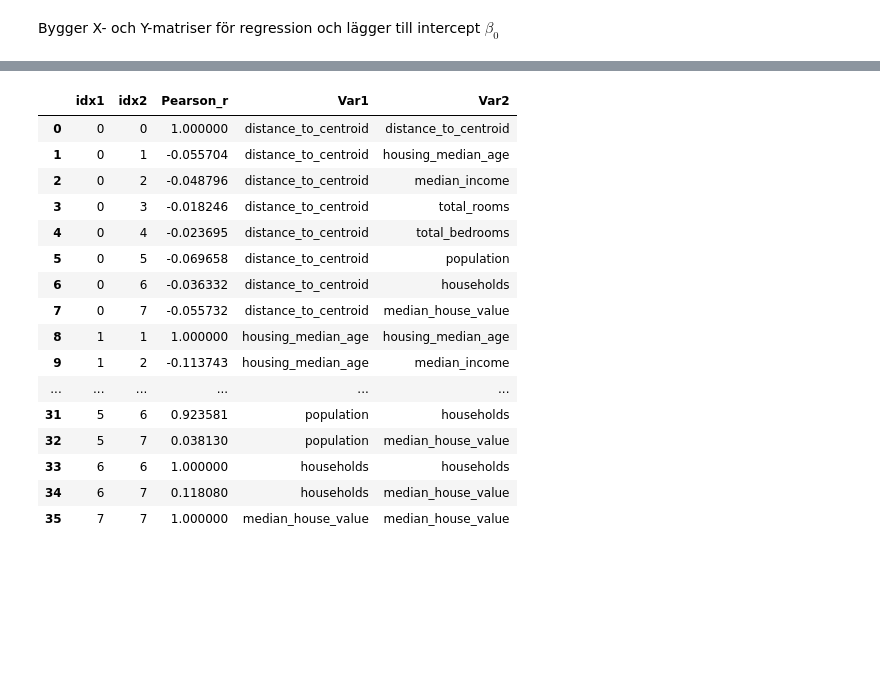
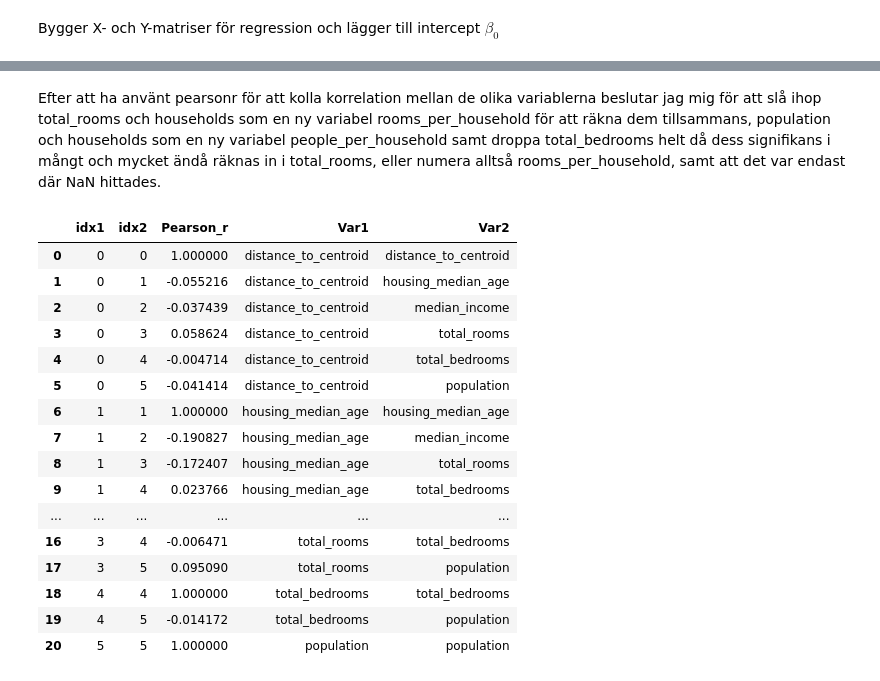
Before and after one commit to LordSven/Statistiska-metoder-NIKLAS-HAMFELDT, a Jupyter notebook: Labb_1/Labb_1.ipynb, the cells around one changed output, grey strips where cells are left out. Saved outputs shown, nothing was run; the diff lists cells and outputs as text; code cells hidden in the pictures; blank space fills up the shorter version.

```diff
--- a/Labb_1/Labb_1.ipynb
+++ b/Labb_1/Labb_1.ipynb
@@ -97,7 +250,6 @@ aggregated
 # %% [markdown]
 Bygger X- och Y-matriser för regression och lägger till intercept $\beta_0$
 # %%
-
-X, Y = build_X_Y(aggregated, X_cols)
+X, Y = build_X_Y(aggregated, feat_cols)
 n = X.shape[0]
 d = X.shape[1] - 1
@@ -205,49 +357,77 @@ Koef 11 (ocean_proximity_NEAR OCEAN): 18194.072 — 25572.081
+# %% [markdown]
+Efter att ha använt pearsonr för att kolla korrelation mellan de olika variablerna beslutar jag mig för att slå ihop total_rooms och households som en ny variabel rooms_per_household för att räkna dem tillsammans, population och households som en ny variabel people_per_household samt droppa total_bedrooms helt då dess signifikans i mångt och mycket ändå räknas in i total_rooms, eller numera alltså rooms_per_household, samt att det var endast där NaN hittades.
 # %%
 numeric_cols = [
     'distance_to_centroid',
     'housing_median_age',
     'median_income',
     'total_rooms',
     'total_bedrooms',
     'population',
     'households',
     'median_house_value'
 ]
 
 idx_to_name = dict(enumerate(numeric_cols))
 
 X_full = aggregated[numeric_cols].to_numpy(dtype=float)
 
 raw_corr = model.pearson_numeric(X_full)
 
 corr_df = pd.DataFrame(
     raw_corr,
     columns=['idx1', 'idx2', 'Pearson_r']
 )
 
 corr_df['Var1'] = corr_df['idx1'].map(idx_to_name)
 corr_df['Var2'] = corr_df['idx2'].map(idx_to_name)
 
 target_corr = corr_df[corr_df['Var2'] == 'households']
-corr_df
+
+aggregated['rooms_per_household'] = aggregated['total_rooms'] / aggregated['households']
+aggregated['people_per_household'] = aggregated['population'] / aggregated['households']
+aggregated2 = aggregated.drop(columns=['longitude', 'latitude', 'total_rooms', 'households', 'total_bedrooms', 'population'])
+
+numeric_cols2 = [
+    'distance_to_centroid',
+    'housing_median_age',
+    'median_income',
+    'rooms_per_household',
+    'people_per_household',
+    'median_house_value'
+]
+
+X_full2 = aggregated2[numeric_cols2].to_numpy(dtype=float)
+
+raw_corr = model.pearson_numeric(X_full2)
+
+corr_df2 = pd.DataFrame(
+    raw_corr,
+    columns=['idx1', 'idx2', 'Pearson_r']
+)
+
+corr_df2['Var1'] = corr_df2['idx1'].map(idx_to_name)
+corr_df2['Var2'] = corr_df2['idx2'].map(idx_to_name)
+
+corr_df2
 # %% [output]
 |  | idx1 | idx2 | Pearson_r | Var1 | Var2 |
 | 0 | 0 | 0 | 1.000000 | distance_to_centroid | distance_to_centroid |
-| 1 | 0 | 1 | -0.055704 | distance_to_centroid | housing_median_age |
-| 2 | 0 | 2 | -0.048796 | distance_to_centroid | median_income |
-| 3 | 0 | 3 | -0.018246 | distance_to_centroid | total_rooms |
-| 4 | 0 | 4 | -0.023695 | distance_to_centroid | total_bedrooms |
-| 5 | 0 | 5 | -0.069658 | distance_to_centroid | population |
-| 6 | 0 | 6 | -0.036332 | distance_to_centroid | households |
-| 7 | 0 | 7 | -0.055732 | distance_to_centroid | median_house_value |
-| 8 | 1 | 1 | 1.000000 | housing_median_age | housing_median_age |
-| 9 | 1 | 2 | -0.113743 | housing_median_age | median_income |
+| 1 | 0 | 1 | -0.055216 | distance_to_centroid | housing_median_age |
+| 2 | 0 | 2 | -0.037439 | distance_to_centroid | median_income |
+| 3 | 0 | 3 | 0.058624 | distance_to_centroid | total_rooms |
+| 4 | 0 | 4 | -0.004714 | distance_to_centroid | total_bedrooms |
+| 5 | 0 | 5 | -0.041414 | distance_to_centroid | population |
+| 6 | 1 | 1 | 1.000000 | housing_median_age | housing_median_age |
+| 7 | 1 | 2 | -0.190827 | housing_median_age | median_income |
+| 8 | 1 | 3 | -0.172407 | housing_median_age | total_rooms |
+| 9 | 1 | 4 | 0.023766 | housing_median_age | total_bedrooms |
 | ... | ... | ... | ... | ... | ... |
-| 31 | 5 | 6 | 0.923581 | population | households |
-| 32 | 5 | 7 | 0.038130 | population | median_house_value |
-| 33 | 6 | 6 | 1.000000 | households | households |
-| 34 | 6 | 7 | 0.118080 | households | median_house_value |
-| 35 | 7 | 7 | 1.000000 | median_house_value | median_house_value |
+| 16 | 3 | 4 | -0.006471 | total_rooms | total_bedrooms |
+| 17 | 3 | 5 | 0.095090 | total_rooms | population |
+| 18 | 4 | 4 | 1.000000 | total_bedrooms | total_bedrooms |
+| 19 | 4 | 5 | -0.014172 | total_bedrooms | population |
+| 20 | 5 | 5 | 1.000000 | population | population |
 # %%
 aggregated2 = aggregate(housing)
 
```
Also changed, not shown: parts of 28 cells of this notebook, 1 other file.
